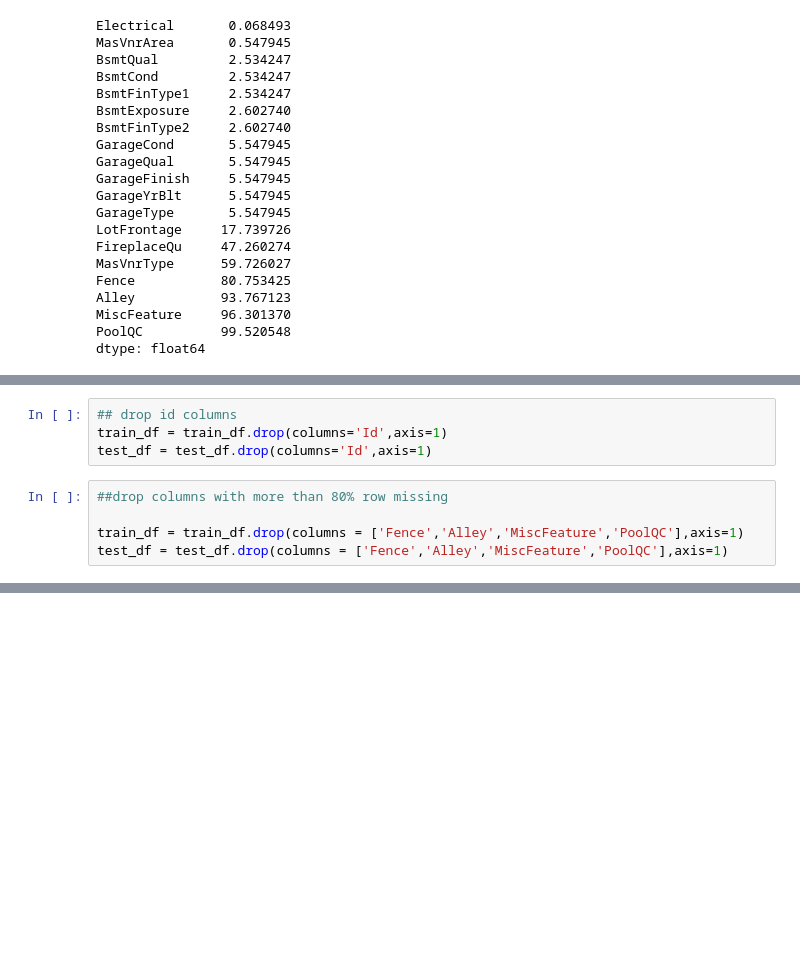
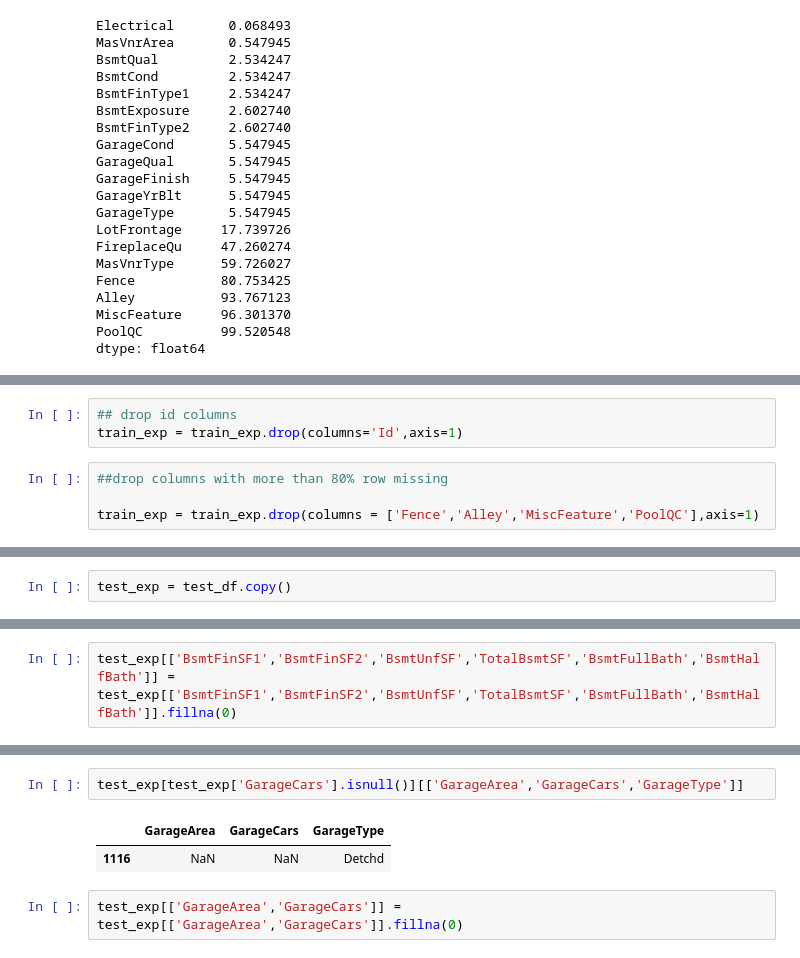
Before and after one commit to SaikatGhosh94/ai-engineering-portfolio, a Jupyter notebook: classical-ml/house-price-prediction/notebooks/02_feature_engineering.ipynb, the cells around one changed output, grey strips where cells are left out. Saved outputs shown, nothing was run; the diff lists cells and outputs as text; blank space fills up the shorter version.

```diff
--- a/classical-ml/house-price-prediction/notebooks/02_feature_engineering.ipynb
+++ b/classical-ml/house-price-prediction/notebooks/02_feature_engineering.ipynb
@@ -56,10 +119,8 @@ PoolQC          99.794380
 dtype: float64
 # %%
 ## drop id columns
-train_df = train_df.drop(columns='Id',axis=1)
-test_df = test_df.drop(columns='Id',axis=1)
+train_exp = train_exp.drop(columns='Id',axis=1)
 # %%
 ##drop columns with more than 80% row missing
 
-train_df = train_df.drop(columns = ['Fence','Alley','MiscFeature','PoolQC'],axis=1)
-test_df = test_df.drop(columns = ['Fence','Alley','MiscFeature','PoolQC'],axis=1)
+train_exp = train_exp.drop(columns = ['Fence','Alley','MiscFeature','PoolQC'],axis=1)
@@ -218,0 +344,2 @@ Series([], dtype: float64)
+# %%
+test_exp = test_df.copy()
@@ -218,0 +367,2 @@ Series([], dtype: float64)
+# %%
+test_exp[['BsmtFinSF1','BsmtFinSF2','BsmtUnfSF','TotalBsmtSF','BsmtFullBath','BsmtHalfBath']] = test_exp[['BsmtFinSF1','BsmtFinSF2','BsmtUnfSF','TotalBsmtSF','BsmtFullBath','BsmtHalfBath']].fillna(0)
@@ -218,0 +390,7 @@ Series([], dtype: float64)
+# %%
+test_exp[test_exp['GarageCars'].isnull()][['GarageArea','GarageCars','GarageType']]
+# %% [output]
+|  | GarageArea | GarageCars | GarageType |
+| 1116 | NaN | NaN | Detchd |
+# %%
+test_exp[['GarageArea','GarageCars']] = test_exp[['GarageArea','GarageCars']].fillna(0)
```
Also changed, not shown: parts of 45 cells of this notebook, 18 other files.
